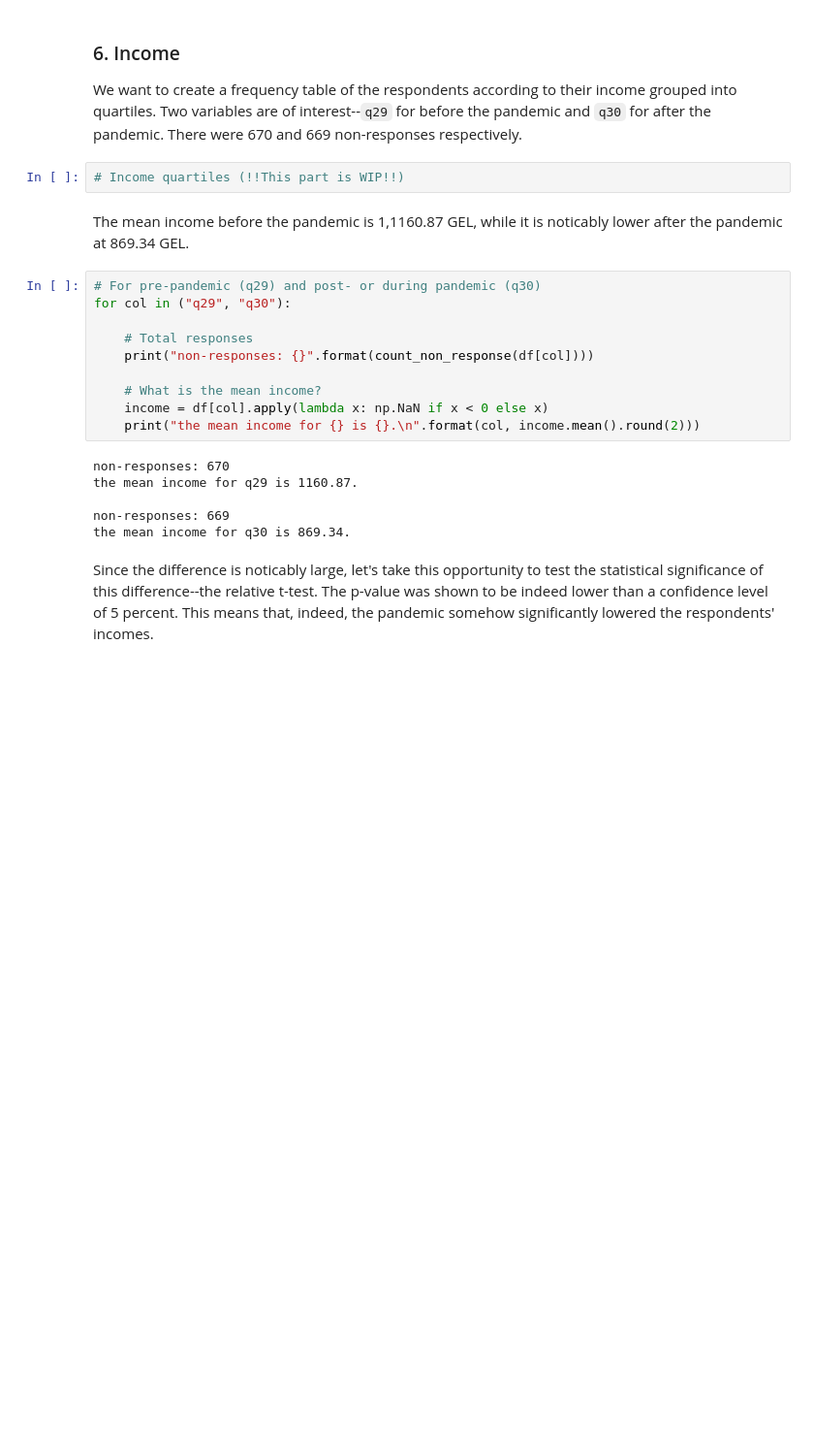
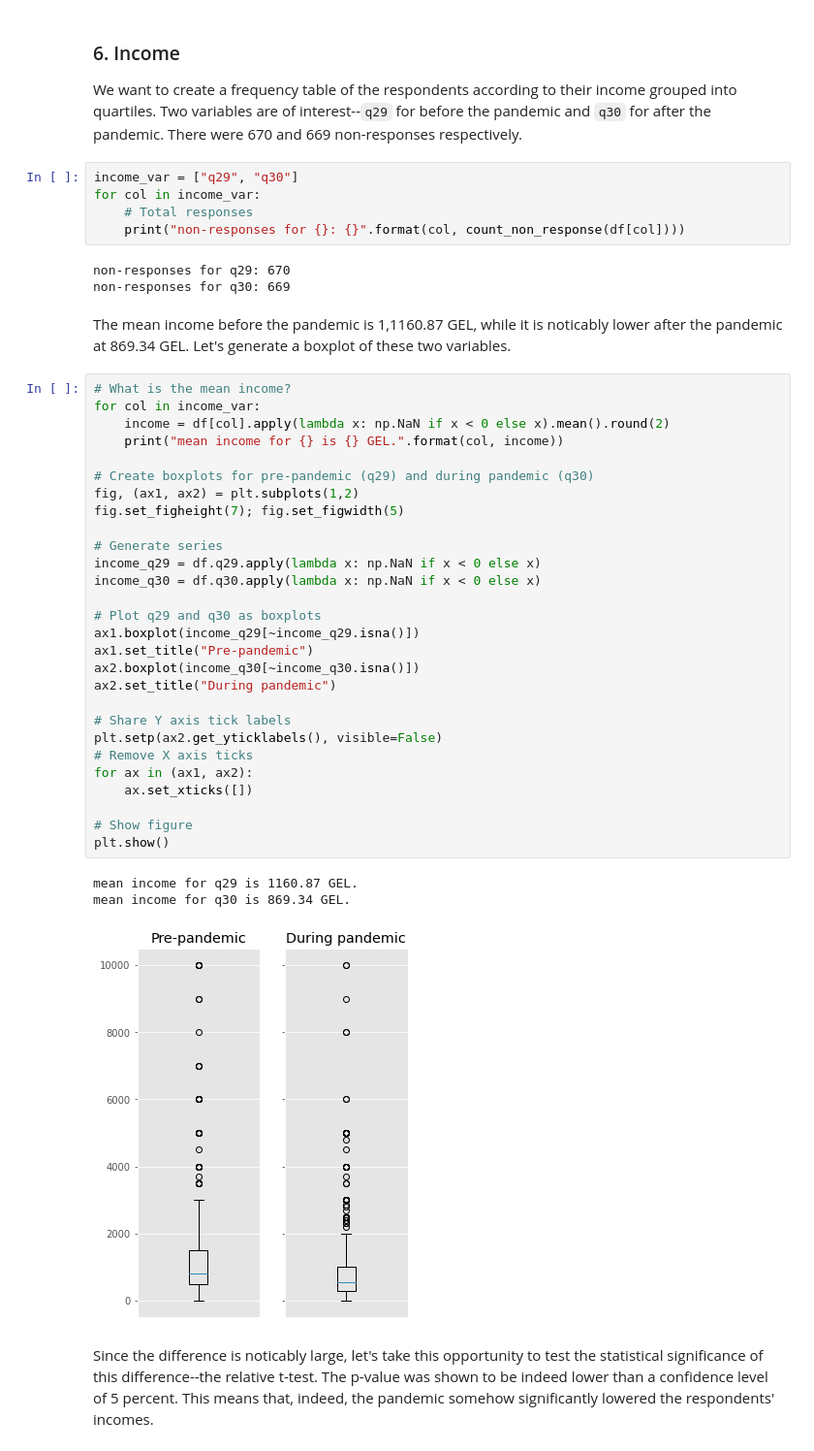
Before and after one commit to efvaldez1/datascienceproject-group5, a Jupyter notebook: Profiling.ipynb, the cells around one changed output. Shown: that part at 97% size. Cells and saved outputs as stored; diff of their text form; blank space fills up the shorter version.

Commit message:
income quantiles and boxplot

```diff
--- a/Profiling.ipynb
+++ b/Profiling.ipynb
@@ -229,26 +232,48 @@ Name: q22, dtype: float64
 ### 6. Income
 
 We want to create a frequency table of the respondents according to their income grouped into quartiles. Two variables are of interest--`q29` for before the pandemic and `q30` for after the pandemic. There were 670 and 669 non-responses respectively.
-# %%
-# Income quartiles (!!This part is WIP!!)
-# %% [markdown]
-The mean income before the pandemic is 1,1160.87 GEL, while it is noticably lower after the pandemic at 869.34 GEL.
+# %%
+income_var = ["q29", "q30"]
+for col in income_var:
+    # Total responses
+    print("non-responses for {}: {}".format(col, count_non_response(df[col])))
+# %% [output]
+non-responses for q29: 670
+non-responses for q30: 669
+# %% [markdown]
+The mean income before the pandemic is 1,1160.87 GEL, while it is noticably lower after the pandemic at 869.34 GEL. Let's generate a boxplot of these two variables.
 # %%
-# For pre-pandemic (q29) and post- or during pandemic (q30)
-for col in ("q29", "q30"):
+# What is the mean income?
+for col in income_var:
+    income = df[col].apply(lambda x: np.NaN if x < 0 else x).mean().round(2)
+    print("mean income for {} is {} GEL.".format(col, income))
 
-    # Total responses
-    print("non-responses: {}".format(count_non_response(df[col])))
+# Create boxplots for pre-pandemic (q29) and during pandemic (q30)
+fig, (ax1, ax2) = plt.subplots(1,2)
+fig.set_figheight(7); fig.set_figwidth(5)
 
-    # What is the mean income?
-    income = df[col].apply(lambda x: np.NaN if x < 0 else x)
-    print("the mean income for {} is {}.\n".format(col, income.mean().round(2)))
+# Generate series
+income_q29 = df.q29.apply(lambda x: np.NaN if x < 0 else x)
+income_q30 = df.q30.apply(lambda x: np.NaN if x < 0 else x)
+
+# Plot q29 and q30 as boxplots
+ax1.boxplot(income_q29[~income_q29.isna()])
+ax1.set_title("Pre-pandemic")
+ax2.boxplot(income_q30[~income_q30.isna()])
+ax2.set_title("During pandemic")
+
+# Share Y axis tick labels
+plt.setp(ax2.get_yticklabels(), visible=False)
+# Remove X axis ticks
+for ax in (ax1, ax2):
+    ax.set_xticks([])
+
+# Show figure
+plt.show()
 # %% [output]
-non-responses: 670
-the mean income for q29 is 1160.87.
-
-non-responses: 669
-the mean income for q30 is 869.34.
+mean income for q29 is 1160.87 GEL.
+mean income for q30 is 869.34 GEL.
+[figure, added]
 # %% [markdown]
 Since the difference is noticably large, let's take this opportunity to test the statistical significance of this difference--the relative t-test. The p-value was shown to be indeed lower than a confidence level of 5 percent. This means that, indeed, the pandemic somehow significantly lowered the respondents' incomes.
 # %%
```
Also changed, not shown: parts of 3 cells of this notebook.
